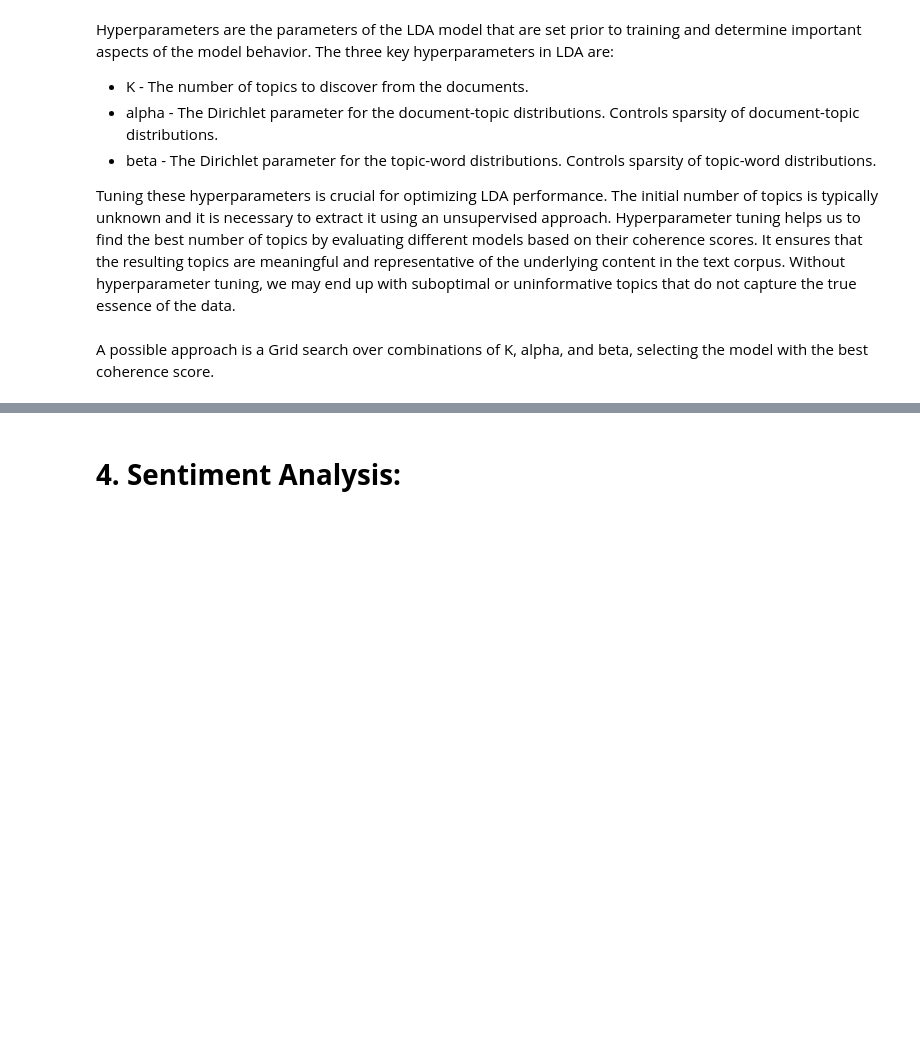
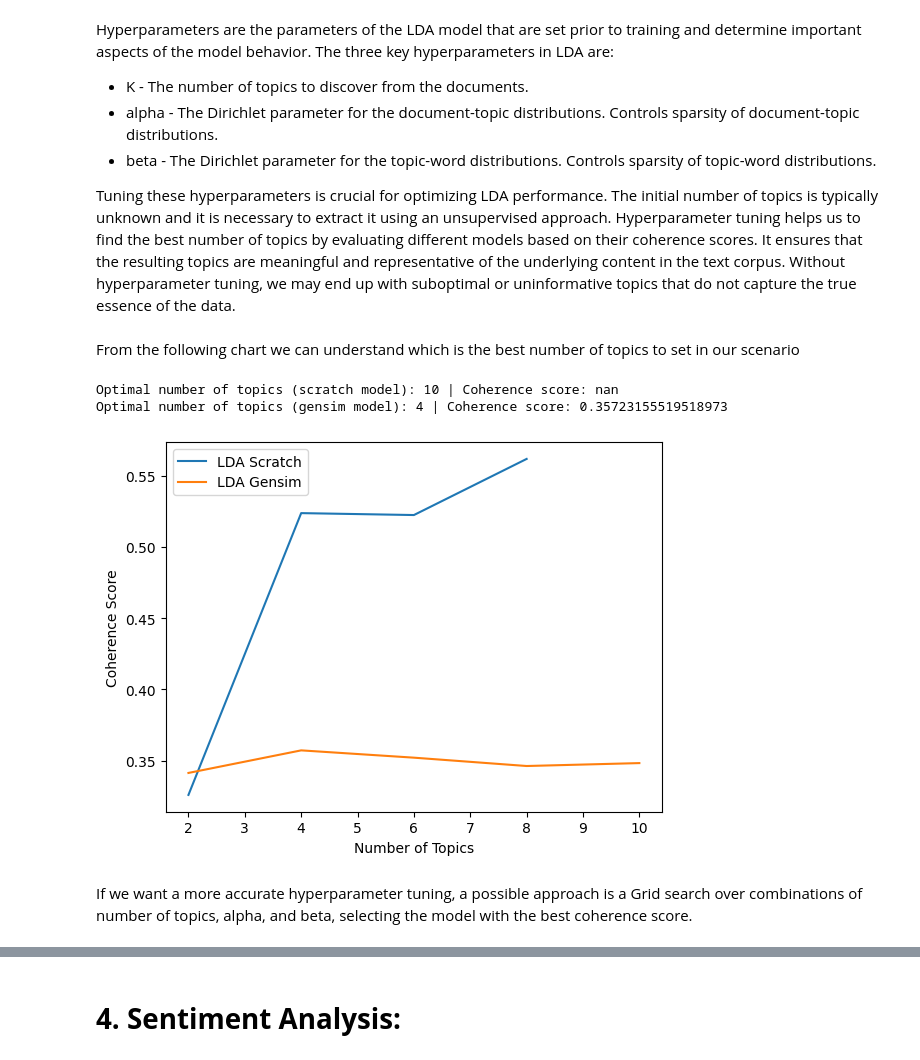
Before and after one commit to roberto98/Social-Media-Monitor, a Jupyter notebook: Social_Media_Tool.ipynb, the cells around one changed output, grey strips where cells are left out. Cells and saved outputs as stored; diff of their text form; code cells hidden in the pictures; blank space fills up the shorter version.

```diff
--- a/Social_Media_Tool.ipynb
+++ b/Social_Media_Tool.ipynb
@@ -160,23 +246,35 @@ print("Test dataset size: ", len(test_data))
 I clean and normalize the text data using tokenization, stopword removal, and stemming/lemmatization. I use the `nltk` library for these tasks.
 # %%
 def preprocess_text(data):
-    # Remove punctuation and stopwords
+    # Remove punctuation, stopwords, numbers, and short words
     stop_words = set(stopwords.words('english'))
 
     def remove_special_chars(text):
-        # Replace anything that is not an alphanumeric character or a space with an empty string
-        return re.sub(r"[^a-zA-Z0-9 ]", "", text)
+        # Remove email addresses
+        text = re.sub(r'\S+@\S+', '', text)
+        # Remove URLs
+        text = re.sub(r'http\S+|www\S+', '', text)
+        # Remove file extensions
+        text = re.sub(r'\S+\.\S+', '', text)
+        # Replace anything that is not an alphabetic character or a space with an empty string
+        return re.sub(r"[^a-zA-Z ]", " ", text)
+
+    def remove_extra_whitespace(text):
+        return re.sub(r'\s+', ' ', text).strip()
 
     def tokenize(text):
         text = remove_special_chars(text) # Remove special characters before tokenization
-        return [word for word in word_tokenize(text.lower()) if word.isalnum() and word not in stop_words]
+        return [word for word in word_tokenize(text.lower()) if word.isalpha() and len(word) > 1 and word not in stop_words]
 
     def lemmatize(text):
         lemmatizer = WordNetLemmatizer()
         return [lemmatizer.lemmatize(word) for word in text]
 
+    # Remove extra whitespace and newline characters
+    cleaned_data = [remove_extra_whitespace(text) for text in data]
+
     # Tokenization
-    tokenized_data = [tokenize(text) for text in data]
+    tokenized_data = [tokenize(text) for text in cleaned_data]
 
     # Stemming
     stemmer = PorterStemmer()
@@ -259,7 +381,7 @@ First I'll try the [LDA Gensim model](https://radimrehurek.com/gensim/models/lda
 The The hyperparameter alpha affects sparsity of the document-topic (theta) distributions, whose default value is 1. Similarly, the hyperparameter eta can also be specified, which affects the topic-word distribution's sparsity.
 # %%
 # Train the LDA model using the processed training data
-lda_gensim = LdaModel(corpus=train_corpus, id2word=dictionary, num_topics=num_topics, random_state=42, passes=10, alpha='auto', per_word_topics=True)
+lda_gensim = LdaModel(corpus=train_corpus, id2word=dictionary, num_topics=num_topics, random_state=42, passes=50, alpha='auto', per_word_topics=True)
 # %% [markdown]
 Once the model is trained I print the words distribution for each of the topic extracted. I also create a function that maps the topic with the associated label, according to more relevant words of the topic.
 # %%
@@ -328,7 +477,7 @@ from LDA_from_scratch import LDA
 As I did for the gensim model, I do the training, the topics mapping and the inference for my scratch model. Since the returned output is in the same format of the LDA gensim model, I can recycle the code.
 # %%
 # Train the LDA model using the processed training data
-lda_scratch = LDA(num_topics=num_topics, id2word=dictionary, num_iterations=100)
+lda_scratch = LDA_from_scratch.LDA(num_topics=num_topics, id2word=dictionary, num_iterations=50)
 lda_scratch.fit(train_corpus)
 # %%
 # Mapping between topic number and category name
@@ -402,15 +577,13 @@ Hyperparameters are the parameters of the LDA model that are set prior to traini
 
 Tuning these hyperparameters is crucial for optimizing LDA performance. The initial number of topics is typically unknown and it is necessary to extract it using an unsupervised approach. Hyperparameter tuning helps us to find the best number of topics by evaluating different models based on their coherence scores. It ensures that the resulting topics are meaningful and representative of the underlying content in the text corpus. Without hyperparameter tuning, we may end up with suboptimal or uninformative topics that do not capture the true essence of the data.
 # %%
-def hyperparameter_tuning(corpus, texts, dictionary, num_topics_range):
+def hyperparameter_tuning(corpus, texts, dictionary, num_topics_range, n_iterations):
     coherence_scores_scratch = []
     coherence_scores_gensim = []
 
-    n_iterations = 50
-
     for num_topics in num_topics_range:
         # Train Scratch LDA model
-        lda_scratch = LDA(num_topics=num_topics, id2word=dictionary, num_iterations=n_iterations)
+        lda_scratch = LDA_from_scratch.LDA(num_topics=num_topics, id2word=dictionary, num_iterations=n_iterations)
         lda_scratch.fit(corpus)
 
         # Train Gensim LDA model
@@ -439,8 +612,16 @@ def hyperparameter_tuning(corpus, texts, dictionary, num_topics_range):
     plt.show()
 
     return optimal_num_topics_scratch, optimal_num_topics_gensim
+# %% [markdown]
+From the following chart we can understand which is the best number of topics to set in our scenario
 # %%
 num_topics_range = [2, 4, 6, 8, 10]
-optimal_num_topics_scratch, optimal_num_topics_gensim = hyperparameter_tuning(train_corpus, tokenized_train_data, dictionary, num_topics_range)
+n_iterations = 50
+
+optimal_num_topics_scratch, optimal_num_topics_gensim = hyperparameter_tuning(train_corpus, tokenized_train_data, dictionary, num_topics_range, n_iterations)
+# %% [output]
+Optimal number of topics (scratch model): 10 | Coherence score: nan
+Optimal number of topics (gensim model): 4 | Coherence score: 0.35723155519518973
+[figure, added]
 # %% [markdown]
-A possible approach is a Grid search over combinations of K, alpha, and beta, selecting the model with the best coherence score.
+If we want a more accurate hyperparameter tuning, a possible approach is a Grid search over combinations of number of topics, alpha, and beta, selecting the model with the best coherence score.
```
Also changed, not shown: parts of 49 cells of this notebook, 2 other files.
